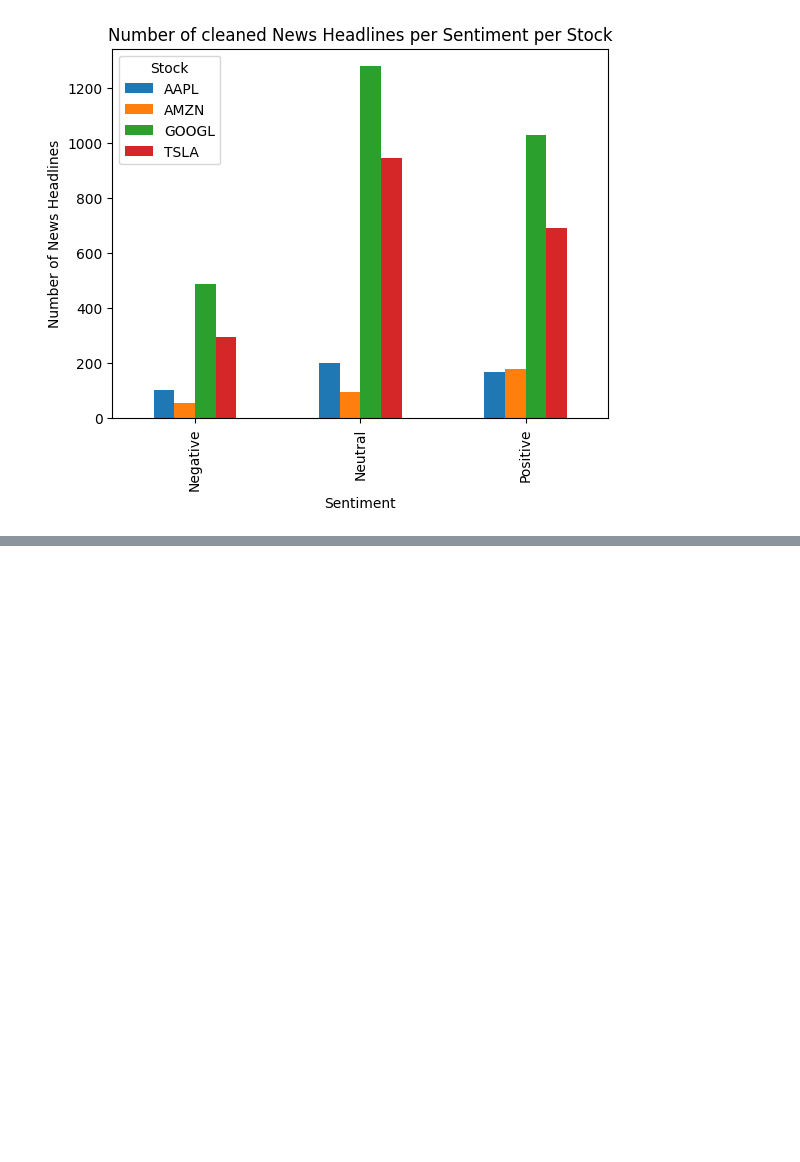
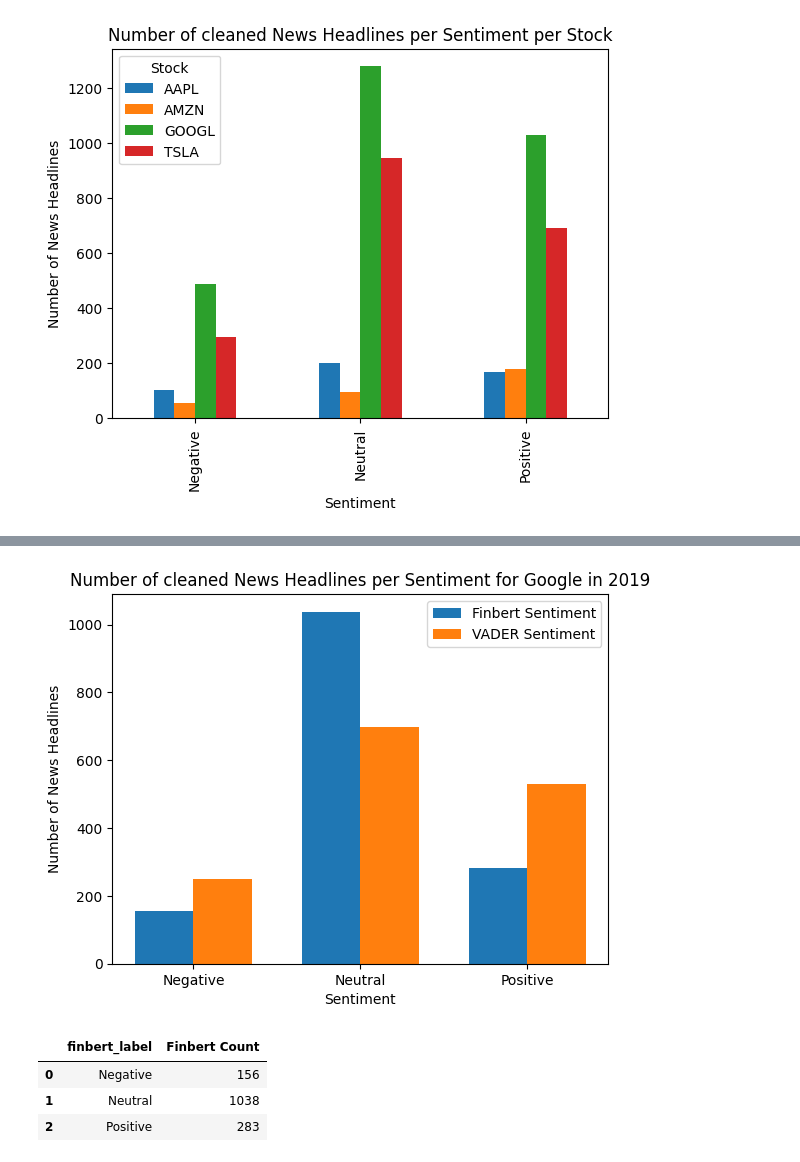
Before and after one commit to sohamthirty/Stock-Price-Prediction-with-Sentiment-Analysis, a Jupyter notebook: Financial_news.ipynb, the cells around one changed output, grey strips where cells are left out. Drawn from its saved outputs; the diff is of its cells as text; code cells hidden in the pictures; blank space fills up the shorter version.

```diff
--- a/Financial_news.ipynb
+++ b/Financial_news.ipynb
@@ -486,0 +533,36 @@ plt.show()
+# %%
+import pandas as pd
+import matplotlib.pyplot as plt
+
+# Filter the DataFrame for 'google' stock and year 2019 for Finbert Sentiment
+filtered_finbert_df = merged_df[(merged_df['stock'] == 'GOOGL') & (merged_df['year'] == 2019)]
+finbert_news_counts = filtered_finbert_df.groupby(['finbert_label']).size().reset_index(name='Finbert Count')
+
+# Filter the DataFrame for 'google' stock and year 2019 for VADER Sentiment
+filtered_vader_df = merged_df[(merged_df['stock'] == 'GOOGL') & (merged_df['year'] == 2019)]
+vader_news_counts = filtered_vader_df.groupby(['VADER_sentiment']).size().reset_index(name='VADER Count')
+
+# Plot the combined bar graph for both Finbert and VADER Sentiments
+bar_width = 0.35
+labels = finbert_news_counts['finbert_label']
+
+x = range(len(labels))
+
+plt.bar(x, finbert_news_counts['Finbert Count'], width=bar_width, label='Finbert Sentiment')
+plt.bar([p + bar_width for p in x], vader_news_counts['VADER Count'], width=bar_width, label='VADER Sentiment')
+
+plt.xlabel('Sentiment')
+plt.ylabel('Number of News Headlines')
+plt.title('Number of cleaned News Headlines per Sentiment for Google in 2019')
+plt.xticks([p + bar_width/2 for p in x], labels)
+plt.legend()
+plt.show()
+# %% [output]
+[figure, added]
+# %%
+finbert_news_counts
+# %% [output]
+|  | finbert_label | Finbert Count |
+| 0 | Negative | 156 |
+| 1 | Neutral | 1038 |
+| 2 | Positive | 283 |
```
Also changed, not shown: parts of 25 cells of this notebook.
